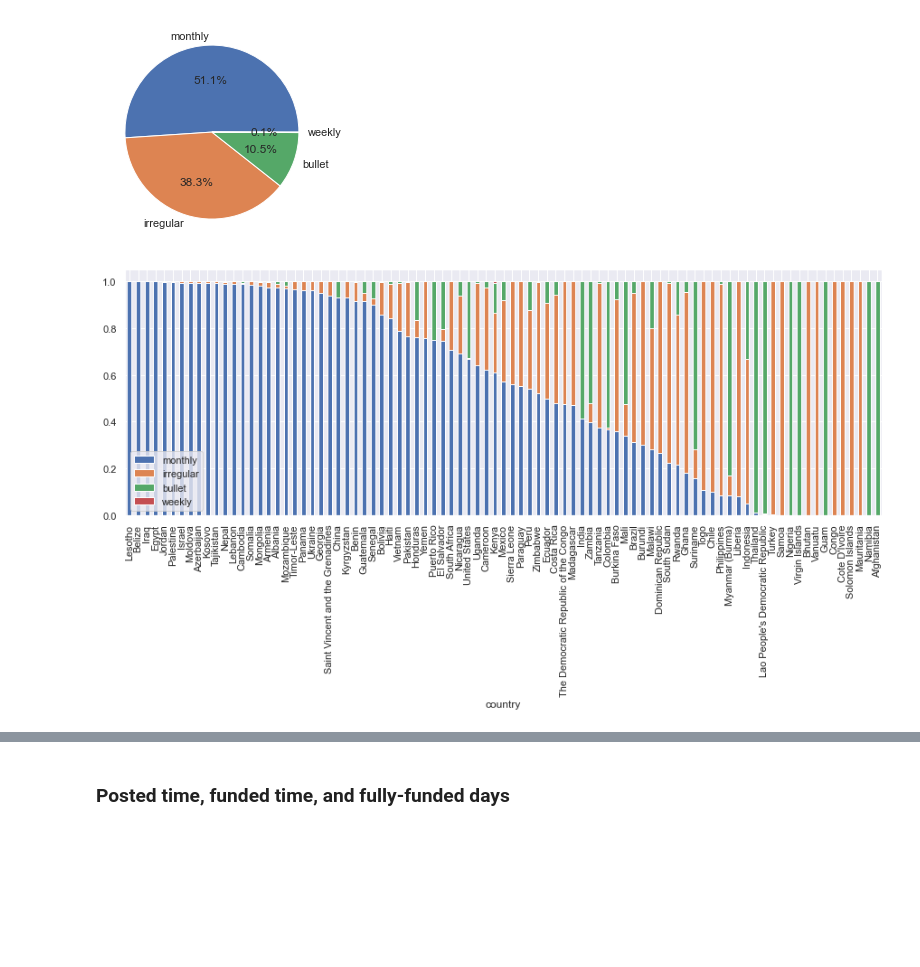
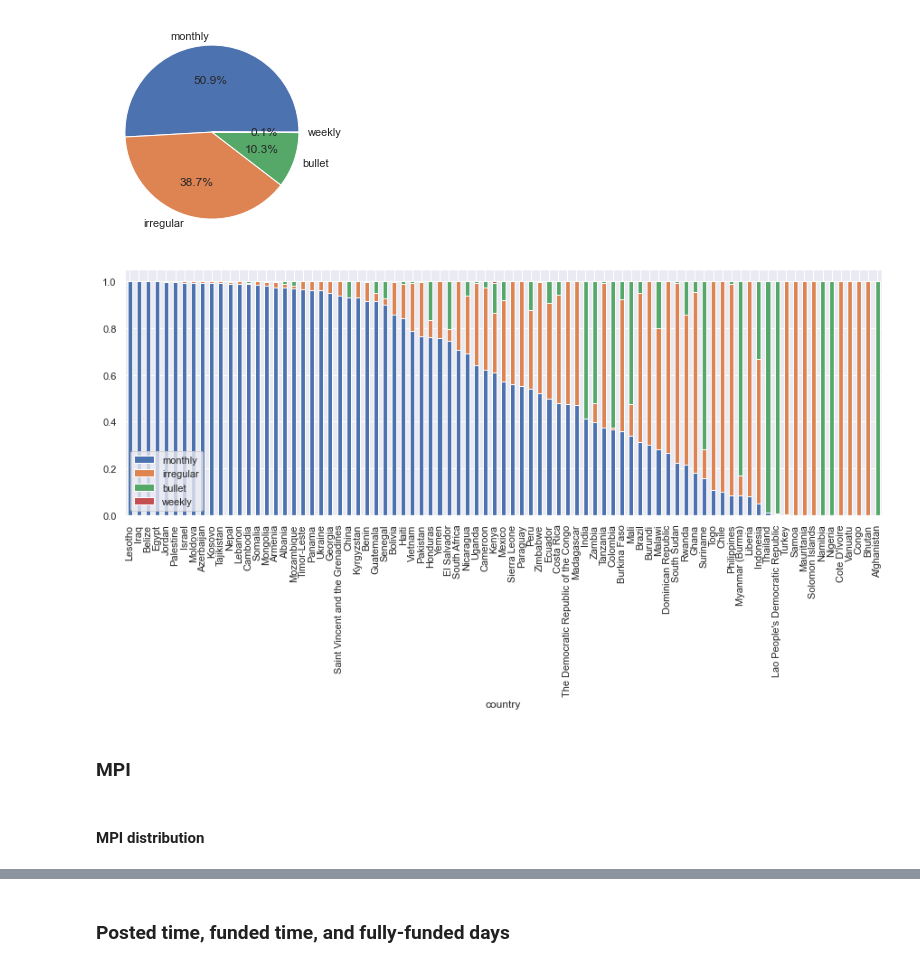
Before and after one commit to lasayin/Crowdfunding-on-Kiva-Platform, a Jupyter notebook: Kiva_Crowdfunding_EDA.ipynb, the cells around one changed output, grey strips where cells are left out. Drawn from its saved outputs; the diff is of its cells as text; code cells hidden in the pictures; blank space fills up the shorter version.

```diff
--- a/Kiva_Crowdfunding_EDA.ipynb
+++ b/Kiva_Crowdfunding_EDA.ipynb
@@ -97,0 +53,4 @@ _ = axes[1].set_xlabel('Funded Amount')
+# %%
+usa_related = ['United States', 'Virgin Islands', 'Guam', 'Puerto Rico']
+loans_usa = loans_mpi[loans_mpi.country.apply(lambda x: x in usa_related)]
+loans_usa.info()
@@ -97,0 +75,3 @@ _ = axes[1].set_xlabel('Funded Amount')
+# %%
+loans_others = loans_mpi.drop(index=loans_usa.index)
+loans_others.info()
@@ -97,0 +160,3 @@ _ = axes[1].set_xlabel('Funded Amount')
+# %%
+loans_others.loc[:, 'funded_speed'] = round(loans_others.funded_amount / loans_others.fully_funded_days, 1)
+loans_others.funded_speed.describe()
@@ -439,0 +551,3 @@ array([[1.        , 0.84916769],
+# %%
+loans_others.loc[:, 'loan_amount_per_month'] = loans_others.loan_amount / loans_others.term_in_months
+loans_others.loan_amount_per_month.describe()
@@ -448,15 +583,19 @@ _ = plt.pie(sizes, labels=labels, autopct='%1.1f%%')
 [figure]
 # %%
 # Repayment interval distribution by country
-repayment = loans_df.groupby(['country', 'repayment_interval']).size().unstack(fill_value=0)
-repayment['loans_number'] = loans_df.groupby('country').count().loan_amount
+repayment = loans_others.groupby(['country', 'repayment_interval']).size().unstack(fill_value=0)
+repayment['loans_number'] = loans_others.groupby('country').count().loan_amount
 
 # Calculate the proportion of different repayment methods and adjust the position of the columns
 repayment_prop = repayment.iloc[:, [2,1,0,3]].div(repayment.loans_number, axis=0).sort_values(by='monthly', ascending=False)
 
 # Plot the proportion by country
 repayment_prop.plot(kind='bar', stacked=True)
 plt.legend(loc='lower left')
 plt.gcf().set_size_inches(15, 5)
 # %% [output]
-[figure, old version]
+[figure, new version]
+# %% [markdown]
+### MPI
+# %% [markdown]
+#### MPI distribution
```
Also changed, not shown: parts of 217 cells of this notebook.
